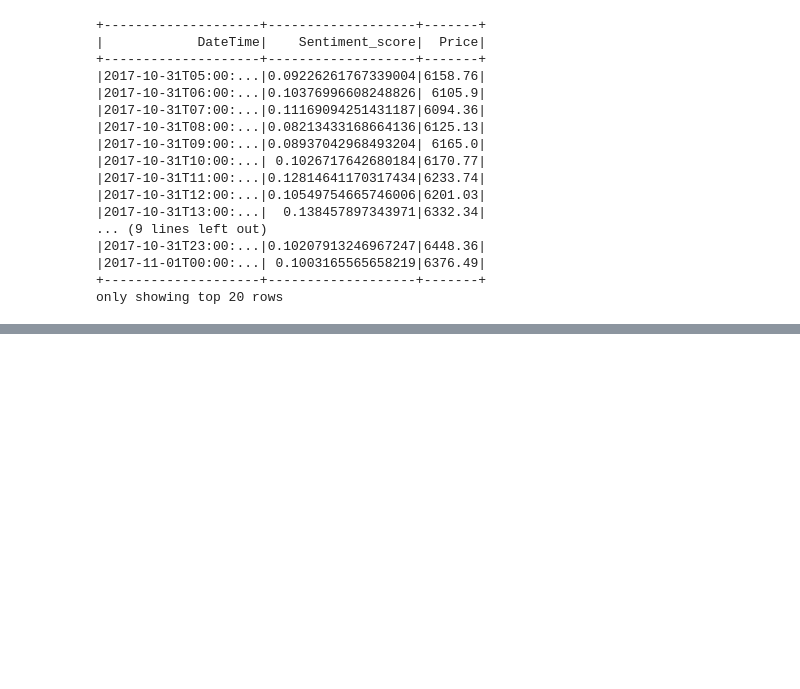
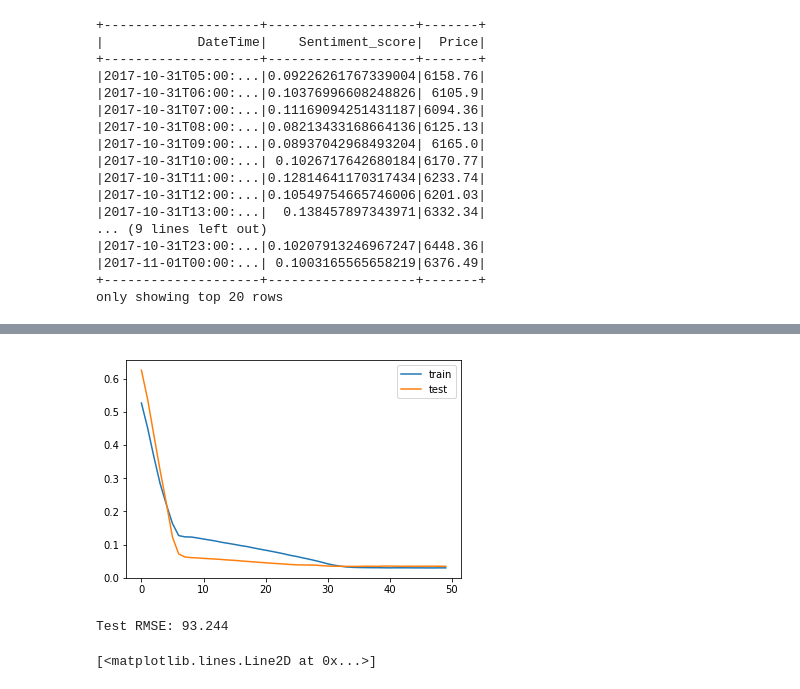
Before and after one commit to harishpuvvada/BitCoin-Value-Predictor, a Jupyter notebook: LSTM_TimeSeries.ipynb, the cells around one changed output, grey strips where cells are left out. Drawn from its saved outputs; the diff is of its cells as text; code cells hidden in the pictures; blank space fills up the shorter version.

Commit message:
Implemented LSTM on Pandas

```diff
--- a/LSTM_TimeSeries.ipynb
+++ b/LSTM_TimeSeries.ipynb
@@ -65,0 +119,9 @@ FinalDf = CleanDF.selectExpr("DateTime_casted as Date_Time", "Sentiment_score",'
+# %%
+values = reframed.values
+n_train_hours = 170
+train = values[:n_train_hours, :]
+test = values[n_train_hours:, :]
+# %%
+# split into input and outputs
+train_X, train_y = train[:, :-1], train[:, -1]
+test_X, test_y = test[:, :-1], test[:, -1]
@@ -65,0 +135,9 @@ FinalDf = CleanDF.selectExpr("DateTime_casted as Date_Time", "Sentiment_score",'
+# %%
+# design network
+model = Sequential()
+model.add(LSTM(5, input_shape=(train_X.shape[1], train_X.shape[2])))
+model.add(Dense(1))
+model.compile(loss='mae', optimizer='adam')
+# fit network
+history = model.fit(train_X, train_y, epochs=50, batch_size=4, validation_data=(test_X, test_y), verbose=2, shuffle=False)
+# plot history
@@ -66 +162,31 @@ FinalDf = CleanDF.selectExpr("DateTime_casted as Date_Time", "Sentiment_score",'
+# %%
+plt.plot(history.history['loss'], label='train')
+plt.plot(history.history['val_loss'], label='test')
+plt.legend()
+plt.show()
+# %% [output]
+[figure, added]
+# %%
+# make a prediction
+yhat = model.predict(test_X)
+test_X = test_X.reshape((test_X.shape[0], test_X.shape[2]))
+# invert scaling for forecast
+inv_yhat = np.concatenate((yhat, test_X[:, 1:]), axis=1)
+inv_yhat = scaler.inverse_transform(inv_yhat)
+inv_yhat = inv_yhat[:,0]
+# invert scaling for actual
+test_y = test_y.reshape((len(test_y), 1))
+inv_y = np.concatenate((test_y, test_X[:, 1:]), axis=1)
+inv_y = scaler.inverse_transform(inv_y)
+inv_y = inv_y[:,0]
+# calculate RMSE
+rmse = np.sqrt(mean_squared_error(inv_y, inv_yhat))
+print('Test RMSE: %.3f' % rmse)
+# %% [output]
+Test RMSE: 93.244
+# %%
+plt.plot(inv_y)
+plt.plot(inv_yhat)
+# %% [output]
+[<matplotlib.lines.Line2D at 0x...>]
 # %%
```
Also changed, not shown: parts of 22 cells of this notebook.
